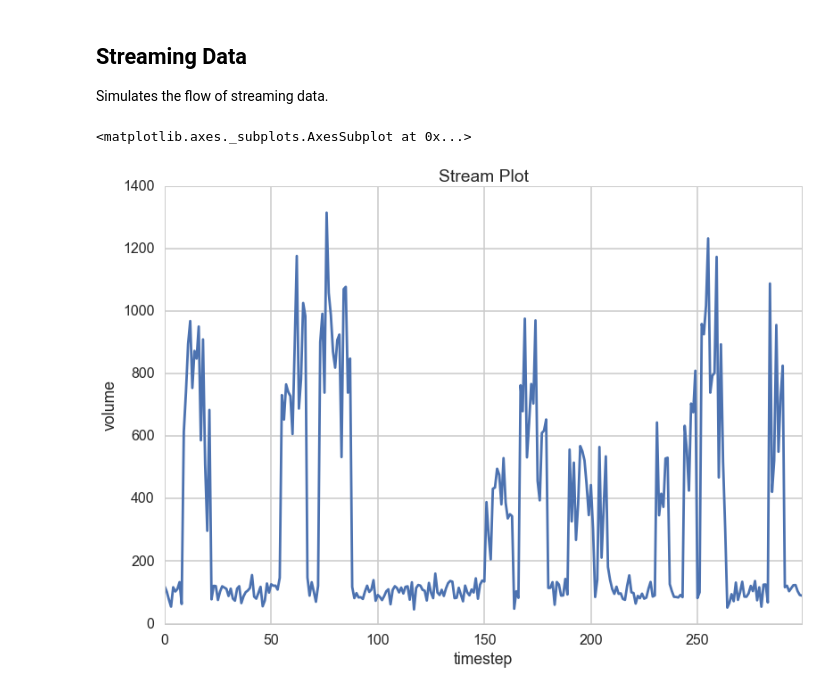
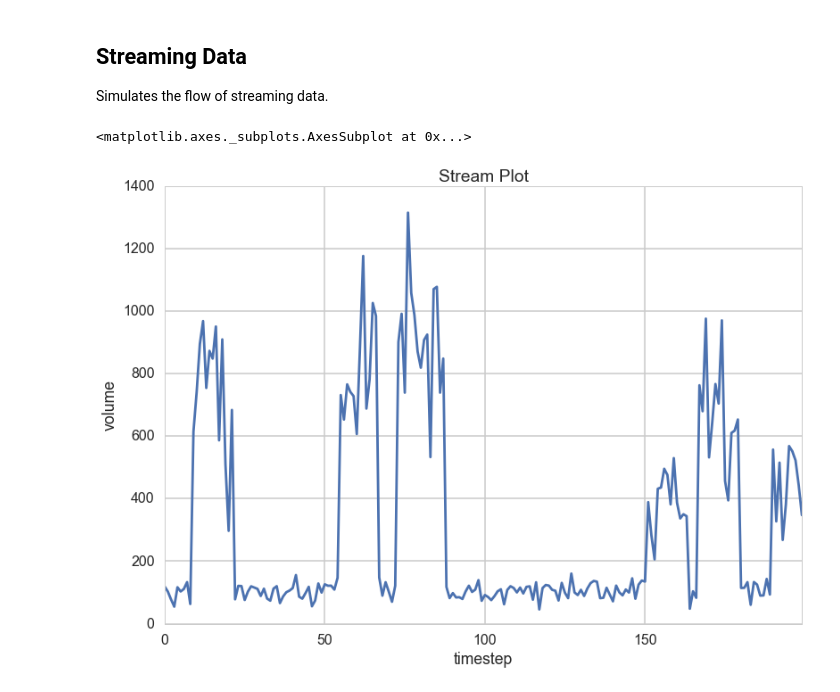
Before and after one commit to tipsybear/actors-simulation, a Jupyter notebook: notebooks/distributions.ipynb, the cells around one changed output. Saved outputs shown, nothing was run; the diff lists cells and outputs as text; code cells hidden in the pictures.

```diff
--- a/notebooks/distributions.ipynb
+++ b/notebooks/distributions.ipynb
@@ -27,7 +27,7 @@ Normal(0, 12).plot(n=100000, context='poster')
 
 Simulates the flow of streaming data.
 # %%
-Stream(100, 24, 10, 0.025, 15).plot(n=300, context='poster')
+Stream(100, 24, 10, 0.025, 15).plot(n=200, context='poster')
 # %% [output]
 <matplotlib.axes._subplots.AxesSubplot at 0x...>
-[figure, old version]
+[figure, new version]
```
Also changed, not shown: parts of 2 cells of this notebook, 5 other files.
